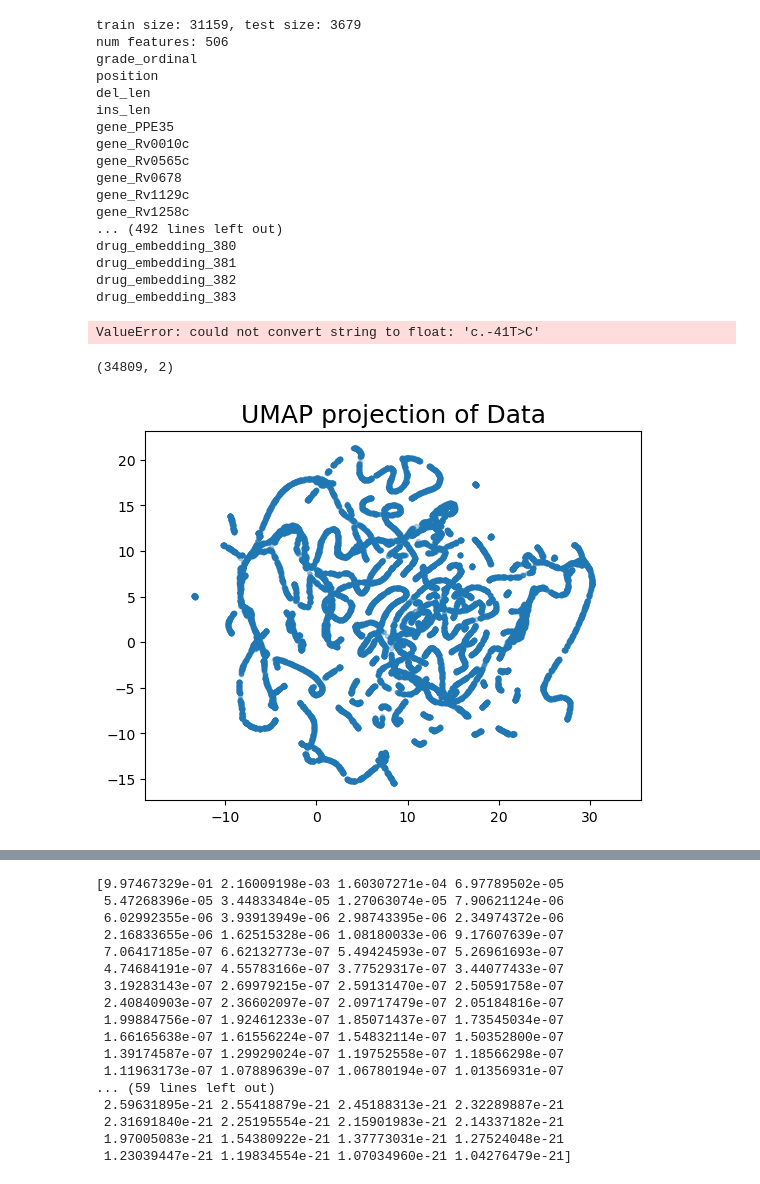
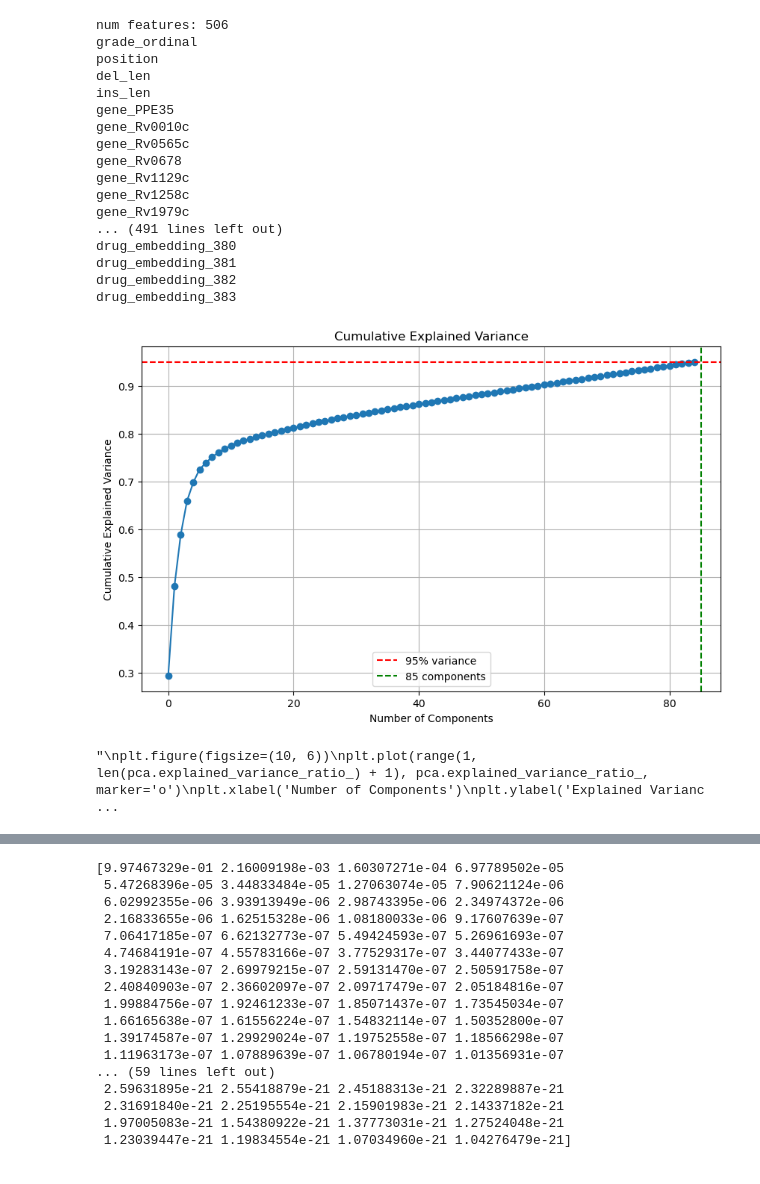
Before and after one commit to ibonomi-MSSE/277B-Final-Project, a Jupyter notebook: solo_ppv_target.ipynb, the cells around one changed output, grey strips where cells are left out. Drawn from its saved outputs; the diff is of its cells as text; code cells hidden in the pictures.

Commit message:
pca and umap on robert's engineered features - ethan chan

```diff
--- a/solo_ppv_target.ipynb
+++ b/solo_ppv_target.ipynb
@@ -1674,27 +1674,24 @@ one_hot_df = pd.concat([one_hot_df, features_df], axis=1)
 # --- One-hot encode mut_type, ref, alt ---
 one_hot_df = pd.get_dummies(one_hot_df, columns=['gene', 'mut_type', 'ref', 'alt'])
 
+# Adding drug embedding columns
+embedding_columns_list = [f'drug_embedding_{i}' for i in range(len(drug_embeddings['Amikacin']))]
+one_hot_df[embedding_columns_list] = one_hot_df['drug'].map(drug_embeddings).tolist()
+
 # hold out Amikacin and Kanamycin for testing
 holdout_drugs = ['Amikacin', 'Kanamycin']
 test_df = one_hot_df[one_hot_df['drug'].isin(holdout_drugs)].copy()
 train_df = one_hot_df[~one_hot_df['drug'].isin(holdout_drugs)].copy()
 
-# Adding drug embedding columns
-embedding_columns_list = [f'drug_embedding_{i}' for i in range(len(drug_embeddings['Amikacin']))]
-one_hot_df[embedding_columns_list] = one_hot_df['drug'].map(drug_embeddings).tolist()
-
-
-
-print(f"train size: {len(train_df)}, test size: {len(test_df)}")
-
 one_hot_df = one_hot_df.drop(columns=['drug', 'mutation'])
+test_df = test_df.drop(columns=['drug', 'mutation'])
+train_df = train_df.drop(columns=['drug', 'mutation'])
 
 print(f"num features: {len(one_hot_df.columns)}")
 for c in one_hot_df.columns:
     print(c)
 # print(one_hot_df.columns)
 # %% [output]
-train size: 31159, test size: 3679
 num features: 506
 grade_ordinal
 position
@@ -1706,50 +1703,52 @@ gene_Rv0565c
 gene_Rv0678
 gene_Rv1129c
 gene_Rv1258c
-... (492 lines left out)
+gene_Rv1979c
+... (491 lines left out)
 drug_embedding_380
 drug_embedding_381
 drug_embedding_382
 drug_embedding_383
+# %%
+# remove rows with NaNs
+train_df = train_df.dropna()
+test_df = test_df.dropna()
 # %%
 # Perform PCA for dimensionality reduction with the train_df only to avoid data leakage
 from sklearn.decomposition import PCA
 from sklearn.preprocessing import StandardScaler
 
 # Standardize features before PCA
 scaler = StandardScaler()
 train_features_scaled = scaler.fit_transform(train_df.drop(columns=['grade_ordinal']))
 test_features_scaled = scaler.transform(test_df.drop(columns=['grade_ordinal']))
 
+
 # Apply PCA
-pca = PCA(n_components=50)  # Adjust n_components as needed
+pca = PCA(n_components=0.95, random_state=42)  # keep 95% variance
 train_pca = pca.fit_transform(train_features_scaled)
 test_pca = pca.transform(test_features_scaled)
 
-# graph explained variance ratio
+# graph explained variance ratio not cumulative
 import matplotlib.pyplot as plt
+
+import numpy as np
+cumulative_variance = np.cumsum(pca.explained_variance_ratio_)
+
+n_components = pca.n_components_
+
+
+
 plt.figure(figsize=(10, 6))
-plt.plot(range(1, len(pca.explained_variance_ratio_) + 1), pca.explained_variance_ratio_.cumsum(), marker='o')
+plt.plot(cumulative_variance, marker='o')
+plt.axhline(y=0.95, color='r', linestyle='--', label='95% variance')
+plt.axvline(x=n_components, color='g', linestyle='--', label=f'{n_components} components')
 plt.xlabel('Number of Components')
 plt.ylabel('Cumulative Explained Variance')
-plt.title('PCA Explained Variance Ratio')
+plt.title('Cumulative Explained Variance')
+plt.legend()
 plt.grid()
 plt.show()
 # %% [output]
+[figure, added]
-ValueError: could not convert string to float: 'c.-41T>C'
+"\nplt.figure(figsize=(10, 6))\nplt.plot(range(1, len(pca.explained_variance_ratio_) + 1), pca.explained_variance_ratio_, marker='o')\nplt.xlabel('Number of Components')\nplt.ylabel('Explained Varianc ...
-# %%
-
-import umap.umap_ as umap
-
-newX = umap.UMAP().fit_transform(baseline_data)
-
-print(newX.shape)
-
-plt.scatter(newX[:, 0], newX[:, 1], marker = '.', alpha = 0.3)
-
-plt.gca().set_aspect('equal', 'datalim')
-plt.title('UMAP projection of Data', fontsize = 18)
-plt.show()
-# %% [output]
-(34809, 2)
-[figure, removed]
```
Also changed, not shown: parts of 2 cells of this notebook.
